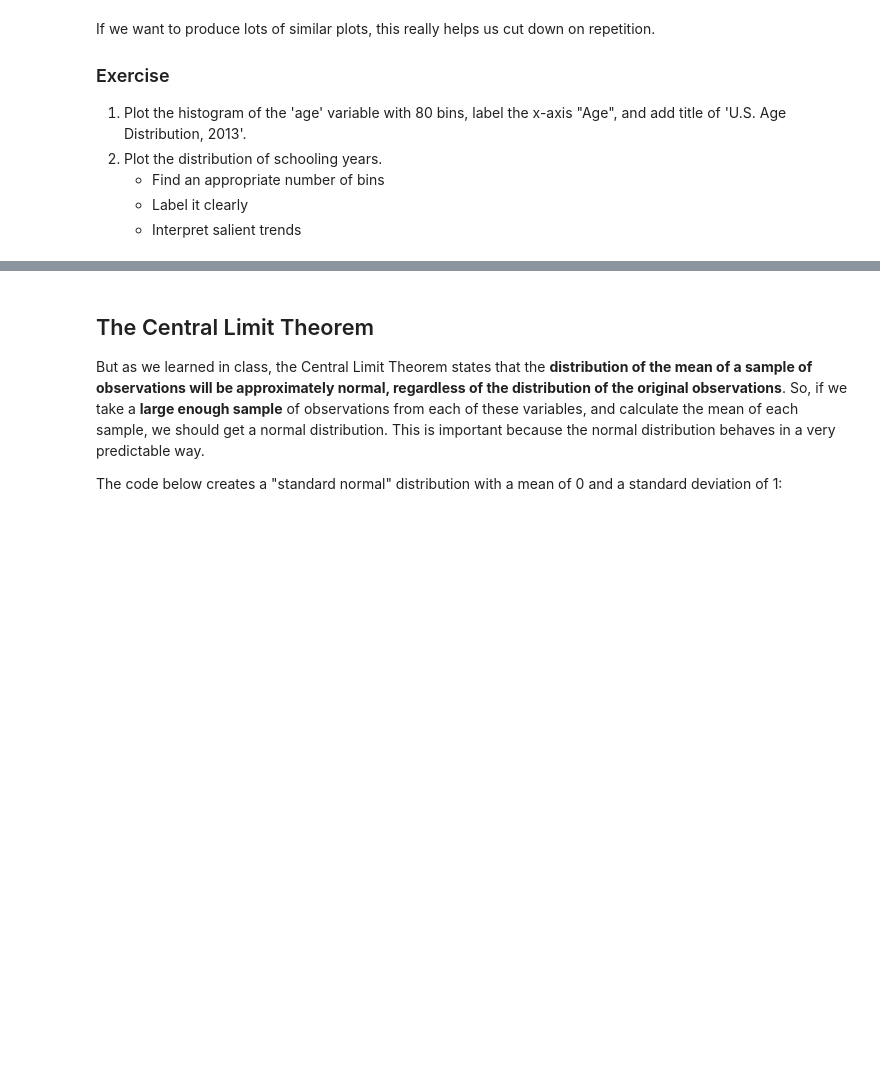
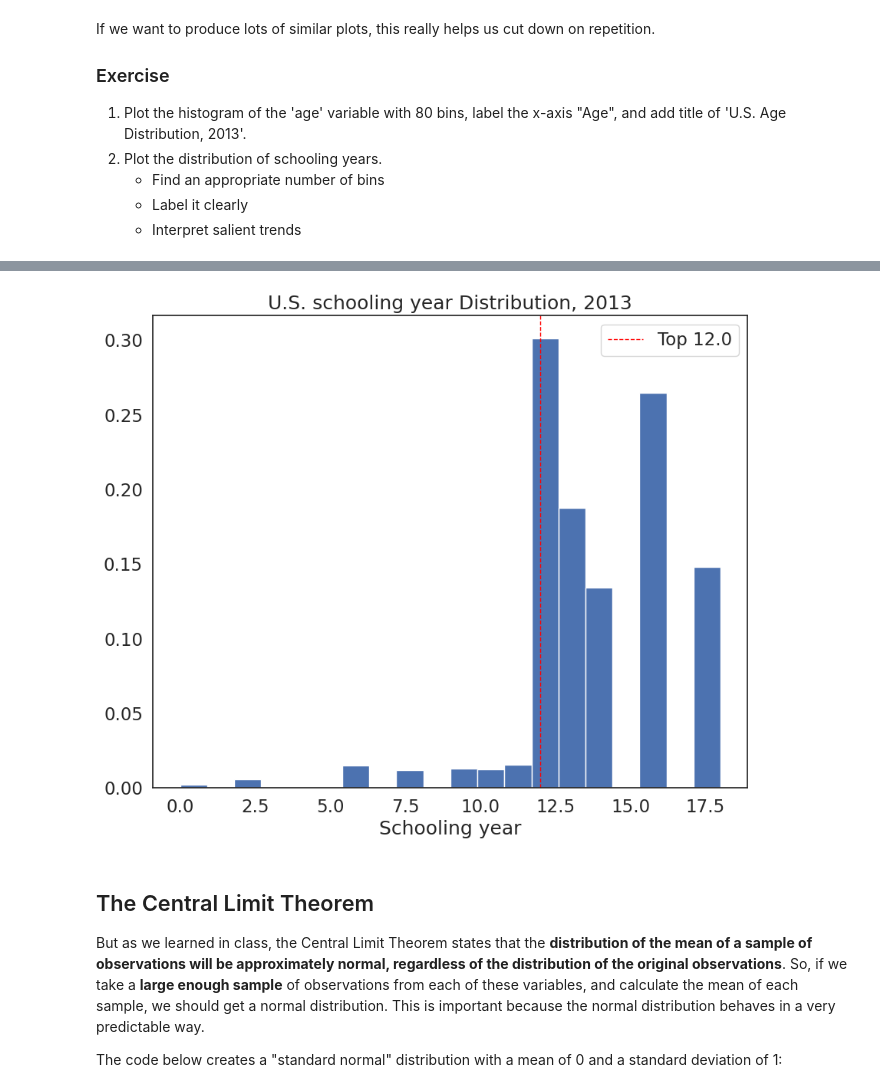
Before and after one commit to JmmQM2/QM2, a Jupyter notebook: W5_Distributions_and_Basic_Statistics.ipynb, the cells around one changed output, grey strips where cells are left out. Drawn from its saved outputs; the diff is of its cells as text; code cells hidden in the pictures; blank space fills up the shorter version.

```diff
--- a/W5_Distributions_and_Basic_Statistics.ipynb
+++ b/W5_Distributions_and_Basic_Statistics.ipynb
@@ -342,3 +349,19 @@ If we want to produce lots of similar plots, this really helps us cut down on re
+# %%
+def plot_sch(variable, bin_number, xlab, title): # define a function called plot_histogram that takes a variable, number of bins, x-axis label, and title as arguments
+
+	summary=variable.describe()
+	plt.hist(variable, bins=bin_number,edgecolor='white', density=True) # plot the histogram. Notice i've changed "bins=100" to "bins=bin_number" so that the number of bins can be specified when the function is called
+	plt.axvline(summary['top'], color='red', linestyle='dashed', linewidth=1,label='Top '+str(round(summary['top'],2)))
+
+	plt.legend()
+	plt.xlabel(xlab) # i've changed the x-axis label to "xlab" so that it can be specified when the function is called
+	plt.title(title) # similarly, we can now specify the title when calling the function
+	plt.show()
+plot_sch(variable = df['sch'], bin_number = 20, xlab = 'Schooling year', title = 'U.S. schooling year Distribution, 2013')
+#most of the population is between grade 12 and some university, the higher the degree, the fewer the population.
+#only few are recorded under grade 12
+# %% [output]
+[figure, added]
 # %% [markdown]
 ## The Central Limit Theorem
 
```
Also changed, not shown: parts of 10 cells of this notebook.
